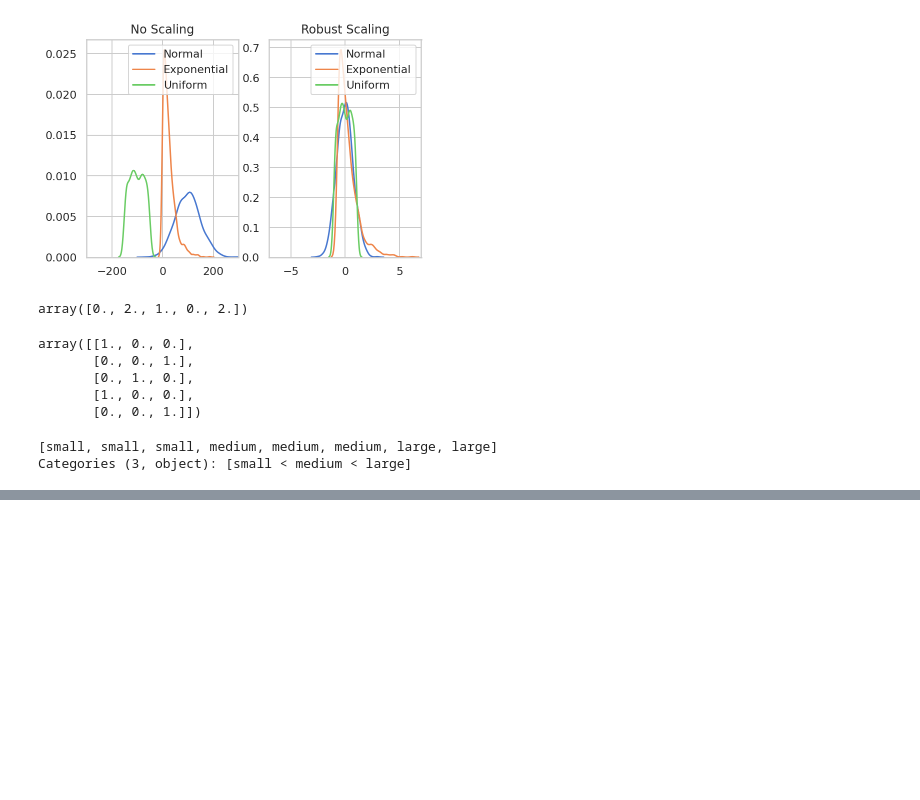
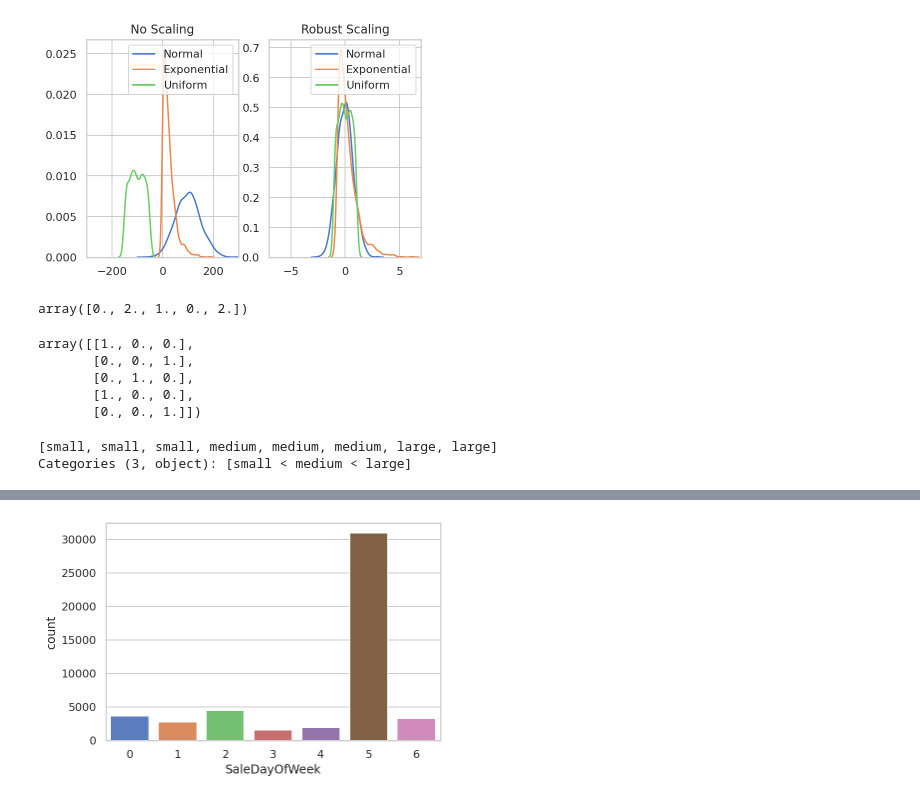
Before and after one commit to JavierOramas/HGML, a Jupyter notebook: lesson5.ipynb, the cells around one changed output, grey strips where cells are left out. Saved outputs shown, nothing was run; the diff lists cells and outputs as text; code cells hidden in the pictures; blank space fills up the shorter version.

```diff
--- a/lesson5.ipynb
+++ b/lesson5.ipynb
@@ -101,0 +132,6 @@ Categories (3, object): [small < medium < large]
+# %%
+df['Date'] = pd.to_datetime(df.Date)
+df['SaleDayOfWeek'] = df.Date.dt.dayofweek
+sns.countplot(df.SaleDayOfWeek);
+# %% [output]
+[figure, added]
```
Also changed, not shown: parts of 17 cells of this notebook.
